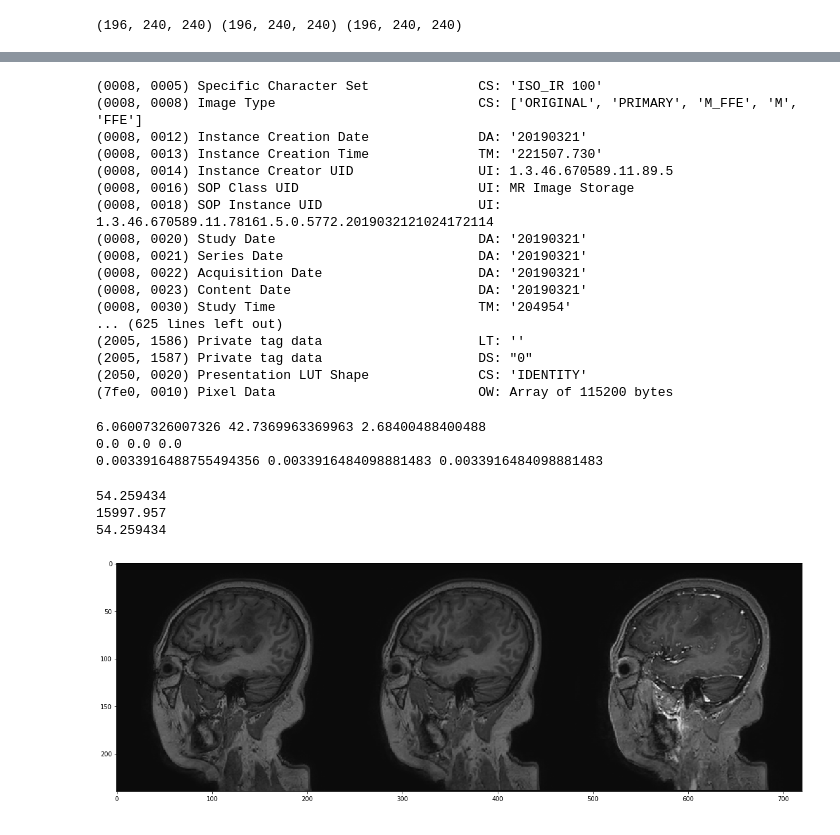
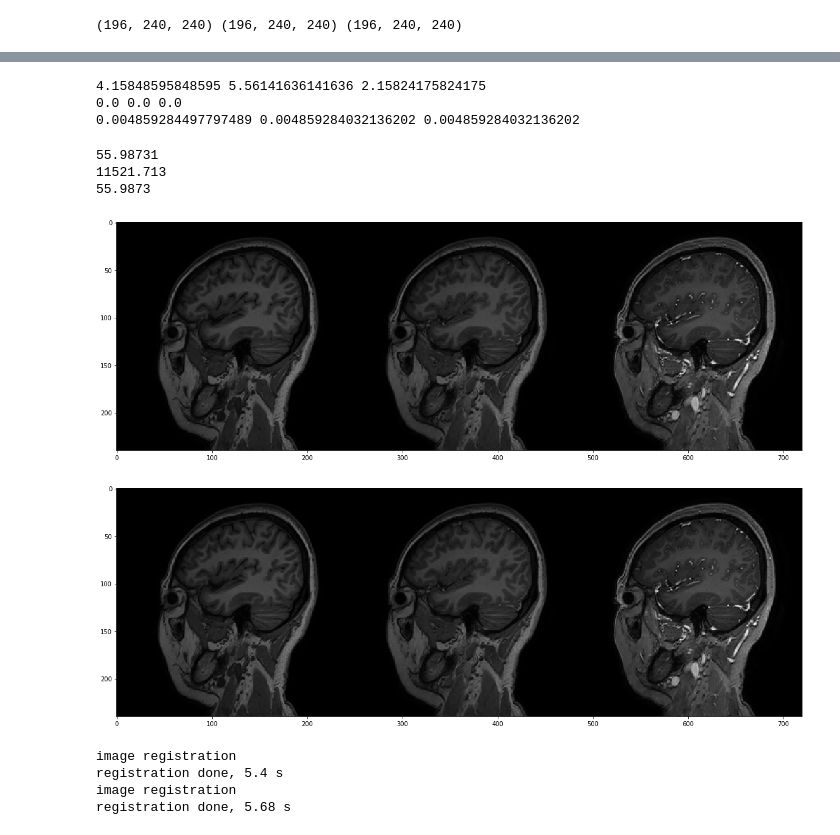
Before and after one commit to subtlemedicalinc/SubtleBoost, a Jupyter notebook: notebooks/Test_Tiantan_dicom_scaling.ipynb, the cells around one changed output, grey strips where cells are left out. Saved outputs shown, nothing was run; the diff lists cells and outputs as text; code cells hidden in the pictures.

```diff
--- a/notebooks/Test_Tiantan_dicom_scaling.ipynb
+++ b/notebooks/Test_Tiantan_dicom_scaling.ipynb
@@ -16,6 +18,11 @@ import SimpleITK as sitk
 base_path = '/home/subtle/Data/Tiantan_Batch1/Brain1H-600444022'
 base_path = '/home/subtle/Data/Tiantan_Batch1/Brain3H-600437593'
 base_path = '/home/subtle/Data/Tiantan_Batch1/Brain4H-601044594/'
+base_path = '/home/subtle/Data/Tiantan/NO30'
+base_path = '/home/subtle/Data/Tiantan/NO29'
+# base_path = '/home/subtle/Data/Tiantan/NO10'
+# base_path = '/home/subtle/Data/Tiantan/NO47'
+
 path_zero, path_low, path_high = suio.get_dicom_dirs(base_path, override=True)
 print(path_zero, path_low, path_high)
 # %% [output]
@@ -66,23 +37,3 @@ suplot.imshowreg(im0[idx,...], im2_reg[idx,...])
-# %%
-hd1
-# %% [output]
-(0008, 0005) Specific Character Set              CS: 'ISO_IR 100'
-(0008, 0008) Image Type                          CS: ['ORIGINAL', 'PRIMARY', 'M_FFE', 'M', 'FFE']
-(0008, 0012) Instance Creation Date              DA: '20190321'
-(0008, 0013) Instance Creation Time              TM: '221507.730'
-(0008, 0014) Instance Creator UID                UI: 1.3.46.670589.11.89.5
-(0008, 0016) SOP Class UID                       UI: MR Image Storage
-(0008, 0018) SOP Instance UID                    UI: 1.3.46.670589.11.78161.5.0.5772.2019032121024172114
-(0008, 0020) Study Date                          DA: '20190321'
-(0008, 0021) Series Date                         DA: '20190321'
-(0008, 0022) Acquisition Date                    DA: '20190321'
-(0008, 0023) Content Date                        DA: '20190321'
-(0008, 0030) Study Time                          TM: '204954'
-... (625 lines left out)
-(2005, 1586) Private tag data                    LT: ''
-(2005, 1587) Private tag data                    DS: "0"
-(2050, 0020) Presentation LUT Shape              CS: 'IDENTITY'
-(7fe0, 0010) Pixel Data                          OW: Array of 115200 bytes
 # %%
 rescale_slope_0 = float(hd0.RescaleSlope)
 rescale_intercept_0 = float(hd0.RescaleIntercept)
@@ -100,19 +51,14 @@ print(rescale_slope_0, rescale_slope_1, rescale_slope_2)
 print(rescale_intercept_0, rescale_intercept_1, rescale_intercept_2)
 print(scale_slope_0, scale_slope_1, scale_slope_2)
 # %% [output]
-6.06007326007326 42.7369963369963 2.68400488400488
+4.15848595848595 5.56141636141636 2.15824175824175
 0.0 0.0 0.0
-0.0033916488755494356 0.0033916484098881483 0.0033916484098881483
+0.004859284497797489 0.004859284032136202 0.004859284032136202
 # %%
-def scale_slope_intercept(im, rs, ri, ss):
-    return (im * rs + ri) / (rs * ss)
-def rescale_slope_intercept(im, rs, ri, ss):
-     return (im * rs * ss - ri) / rs
-
 print(np.mean(im0))
-print(np.mean(scale_slope_intercept(im0, rescale_slope_0, rescale_intercept_0, scale_slope_0)))
-print(np.mean(rescale_slope_intercept(scale_slope_intercept(im0, rescale_slope_0, rescale_intercept_0, scale_slope_0), rescale_slope_0, rescale_intercept_0, scale_slope_0)))
+print(np.mean(sup.scale_slope_intercept(im0, rescale_slope_0, rescale_intercept_0, scale_slope_0)))
+print(np.mean(sup.rescale_slope_intercept(sup.scale_slope_intercept(im0, rescale_slope_0, rescale_intercept_0, scale_slope_0), rescale_slope_0, rescale_intercept_0, scale_slope_0)))
 # %% [output]
-54.259434
-15997.957
-54.259434
+55.98731
+11521.713
+55.9873
@@ -122,9 +65,23 @@ def rescale_im(im, rescale_slope, rescale_intercept, scale_slope):
 # %%
-im0_reg_rescale = rescale_im(im0, rescale_slope_0, rescale_intercept_0, scale_slope_0)
-im1_reg_rescale = rescale_im(im1_reg, rescale_slope_1, rescale_intercept_1, scale_slope_1)
-im2_reg_rescale = rescale_im(im2_reg, rescale_slope_2, rescale_intercept_2, scale_slope_2)
+im0_rescale = sup.scale_slope_intercept(im0, rescale_slope_0, rescale_intercept_0, scale_slope_0)
+im1_rescale = sup.scale_slope_intercept(im1, rescale_slope_1, rescale_intercept_1, scale_slope_1)
+im2_rescale = sup.scale_slope_intercept(im2, rescale_slope_2, rescale_intercept_2, scale_slope_2)
+
+idx = 60
+plt.figure(figsize=(20,10))
+suplot.imshowtile(np.stack((im0[idx,...], im1[idx,...], im2[idx,...]), axis=2))
 
 plt.figure(figsize=(20,10))
-suplot.imshowtile(np.stack((im0_reg_rescale[idx,...], im1_reg_rescale[idx,...], im2_reg_rescale[idx,...]), axis=2))
+suplot.imshowtile(np.stack((im0_rescale[idx,...], im1_rescale[idx,...], im2_rescale[idx,...]), axis=2))
 # %% [output]
-[figure, old version]
+[figure, new version]
+[figure, added]
+# %%
+spars = sitk.GetDefaultParameterMap('rigid')
+im1_reg_rescale, p1_reg = sup.register_im(im0_rescale, im1_rescale, param_map=spars)
+im2_reg_rescale, p2_reg = sup.register_im(im0_rescale, im2_rescale, param_map=spars)
+# %% [output]
+image registration
+registration done, 5.4 s
+image registration
+registration done, 5.68 s
```
Also changed, not shown: parts of 19 cells of this notebook.
